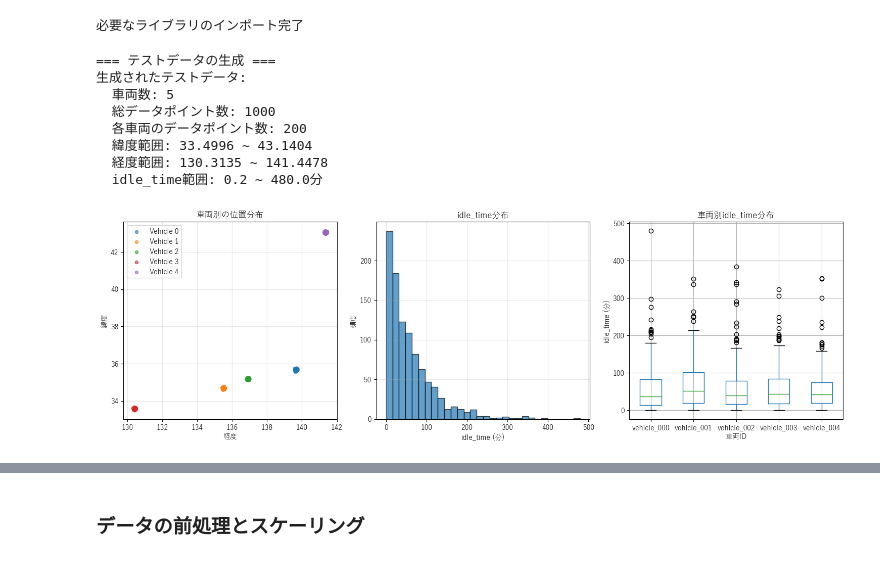
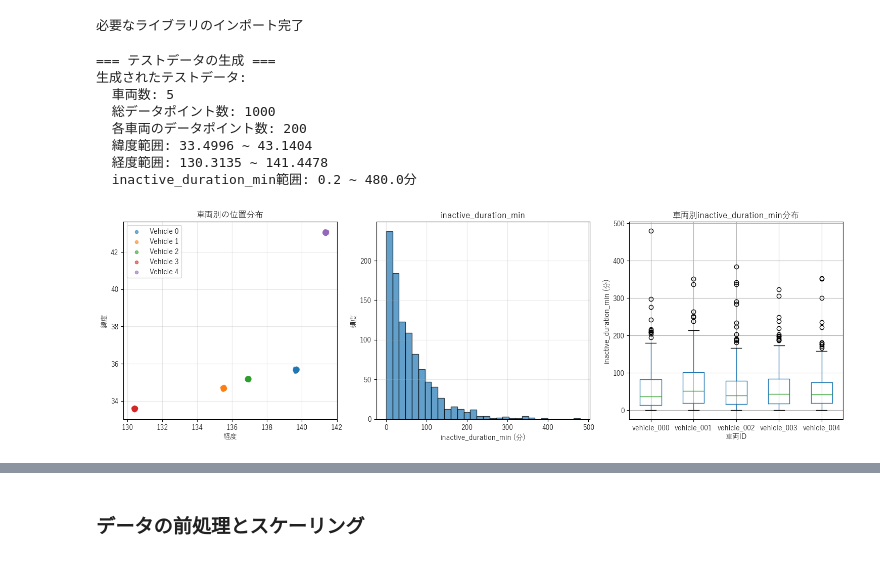
Before and after one commit to piroshi-tanaka/ml-study, a Jupyter notebook: EV-Battery-Parking-Degradation-Mitigation/sample_cluster.ipynb, the cells around one changed output, grey strips where cells are left out. Cells and saved outputs as stored; diff of their text form; code cells hidden in the pictures.

```diff
--- a/EV-Battery-Parking-Degradation-Mitigation/sample_cluster.ipynb
+++ b/EV-Battery-Parking-Degradation-Mitigation/sample_cluster.ipynb
@@ -53,15 +53,15 @@ for vehicle_id in range(n_vehicles):
         lat = np.random.normal(base_lat, lat_std)
         lon = np.random.normal(base_lon, lon_std)
 
-        # idle_time（分単位、0-480分の範囲）
-        idle_time = np.random.exponential(60)  # 平均60分の指数分布
-        idle_time = min(idle_time, 480)  # 最大480分
+        # inactive_duration_min（分単位、0-480分の範囲）
+        inactive_duration_min = np.random.exponential(60)  # 平均60分の指数分布
+        inactive_duration_min = min(inactive_duration_min, 480)  # 最大480分
 
         test_data.append({
             'hashvin': f'vehicle_{vehicle_id:03d}',
-            'lat_m': lat,
-            'lon_m': lon,
-            'idle_time': idle_time
+            'inactive_start_lat': lat,
+            'inactive_start_lon': lon,
+            'inactive_duration_min': inactive_duration_min
         })
 
 # DataFrameに変換
@@ -71,9 +71,9 @@ print(f"生成されたテストデータ:")
 print(f"  車両数: {df_test['hashvin'].nunique()}")
 print(f"  総データポイント数: {len(df_test)}")
 print(f"  各車両のデータポイント数: {n_points_per_vehicle}")
-print(f"  緯度範囲: {df_test['lat_m'].min():.4f} ~ {df_test['lat_m'].max():.4f}")
-print(f"  経度範囲: {df_test['lon_m'].min():.4f} ~ {df_test['lon_m'].max():.4f}")
-print(f"  idle_time範囲: {df_test['idle_time'].min():.1f} ~ {df_test['idle_time'].max():.1f}分")
+print(f"  緯度範囲: {df_test['inactive_start_lat'].min():.4f} ~ {df_test['inactive_start_lat'].max():.4f}")
+print(f"  経度範囲: {df_test['inactive_start_lon'].min():.4f} ~ {df_test['inactive_start_lon'].max():.4f}")
+print(f"  inactive_duration_min範囲: {df_test['inactive_duration_min'].min():.1f} ~ {df_test['inactive_duration_min'].max():.1f}分")
 
 # データの可視化
 plt.figure(figsize=(15, 5))
@@ -82,44 +82,44 @@ plt.figure(figsize=(15, 5))
 plt.subplot(1, 3, 1)
 for vehicle_id in range(n_vehicles):
     vehicle_data = df_test[df_test['hashvin'] == f'vehicle_{vehicle_id:03d}']
-    plt.scatter(vehicle_data['lon_m'], vehicle_data['lat_m'],
+    plt.scatter(vehicle_data['inactive_start_lon'], vehicle_data['inactive_start_lat'],
                alpha=0.6, s=20, label=f'Vehicle {vehicle_id}')
 plt.title('車両別の位置分布')
 plt.xlabel('経度')
 plt.ylabel('緯度')
 plt.legend()
 plt.grid(True, alpha=0.3)
 
-# idle_time分布
+# inactive_duration_min分布
 plt.subplot(1, 3, 2)
-plt.hist(df_test['idle_time'], bins=30, alpha=0.7, edgecolor='black')
-plt.title('idle_time分布')
-plt.xlabel('idle_time (分)')
+plt.hist(df_test['inactive_duration_min'], bins=30, alpha=0.7, edgecolor='black')
+plt.title('inactive_duration_min')
+plt.xlabel('inactive_duration_min (分)')
 plt.ylabel('頻度')
 plt.grid(True, alpha=0.3)
 
-# 車両別idle_time分布
+# 車両別inactive_duration_min分布
 plt.subplot(1, 3, 3)
-df_test.boxplot(column='idle_time', by='hashvin', ax=plt.gca())
-plt.title('車両別idle_time分布')
+df_test.boxplot(column='inactive_duration_min', by='hashvin', ax=plt.gca())
+plt.title('車両別inactive_duration_min分布')
 plt.suptitle('')  # サブタイトルを削除
 plt.xlabel('車両ID')
-plt.ylabel('idle_time (分)')
+plt.ylabel('inactive_duration_min (分)')
 
 plt.tight_layout()
 plt.show()
 
 # テストデータの基本統計
 print("\nテストデータの基本統計:")
 print(df_test.describe())
 # %% [output]
 === テストデータの生成 ===
 生成されたテストデータ:
   車両数: 5
   総データポイント数: 1000
   各車両のデータポイント数: 200
   緯度範囲: 33.4996 ~ 43.1404
   経度範囲: 130.3135 ~ 141.4478
-  idle_time範囲: 0.2 ~ 480.0分
+  inactive_duration_min範囲: 0.2 ~ 480.0分
-[figure, old version]
+[figure, new version]
 テストデータの基本統計:
```
Also changed, not shown: parts of 4 cells of this notebook, 10 other files.
